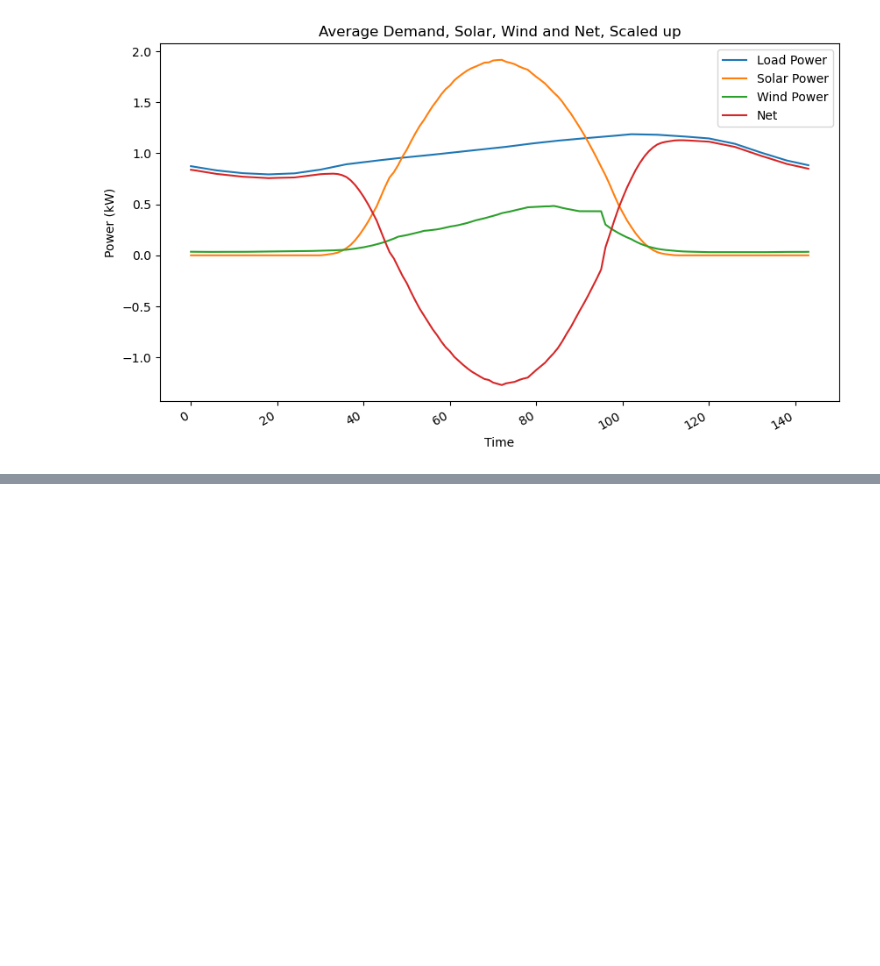
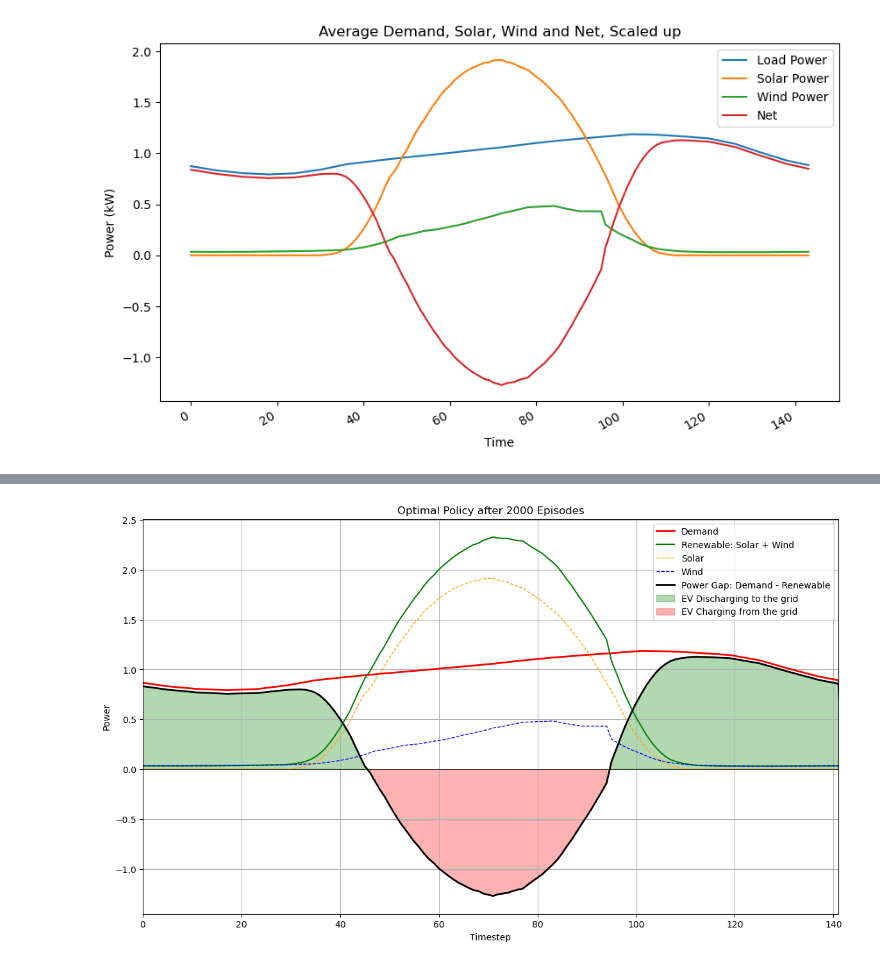
Before and after one commit to carlacupcake/CE291-V2G, a Jupyter notebook: RL_test_RNN._FORPLOTS.ipynb, the cells around one changed output, grey strips where cells are left out. Saved outputs shown, nothing was run; the diff lists cells and outputs as text; code cells hidden in the pictures; blank space fills up the shorter version.

Commit message:
added baptistes plots

```diff
--- a/RL_test_RNN._FORPLOTS.ipynb
+++ b/RL_test_RNN._FORPLOTS.ipynb
@@ -196,3 +197,33 @@ Individual episode durations: [0.6674551963806152, 15.478088140487671]
+# %%
+plt.figure(figsize=(14, 8))
+plt.plot(demand_profile, label='Demand', color="Red",linewidth=2)
+plt.plot(1*solar_profile + 1*wind_profile , label='Renewable: Solar + Wind', color='green',linewidth=1.5)
+
+plt.plot(1*solar_profile, label='Solar', color="orange", linewidth=1, linestyle='--')
+plt.plot(1*wind_profile, label='Wind', color="blue", linewidth=1,linestyle='--')
+
+plt.plot(demand_profile-solar_profile- wind_profile, label='Power Gap: Demand - Renewable',color="Black",linewidth=2)
+
+plt.fill_between(range(len(demand_profile)), demand_profile - solar_profile - wind_profile, color='green', where=(demand_profile - solar_profile - wind_profile) >= 0, alpha=0.3, label="EV Discharging to the grid")
+plt.fill_between(range(len(demand_profile)), demand_profile - solar_profile - wind_profile, color='red', where=(demand_profile - solar_profile - wind_profile) < 0, alpha=0.3, label="EV Charging from the grid")
+# Plot the PEV_profile as a bar graph
+timesteps = np.arange(len(PEV_profile))
+#plt.bar(timesteps, -PEV_profile, width=1.0, label='PEV', alpha=0.5)
+
+plt.xlim(0, len(demand_profile)-3)
+plt.axhline(0, color='black', linewidth=0.5)
+#plt.ylim(-0.01,0.01)
+
+
+plt.grid()
+plt.legend()
+plt.title('Optimal Policy after 2000 Episodes')
+plt.xlabel('Timestep')
+plt.ylabel('Power')
+plt.savefig('test.png')
+plt.show()
+# %% [output]
+[figure, added]
 # %%
 #Baseline plot
 #Make it pretty & cool!
```
Also changed, not shown: parts of 3 cells of this notebook, 1 other file.
